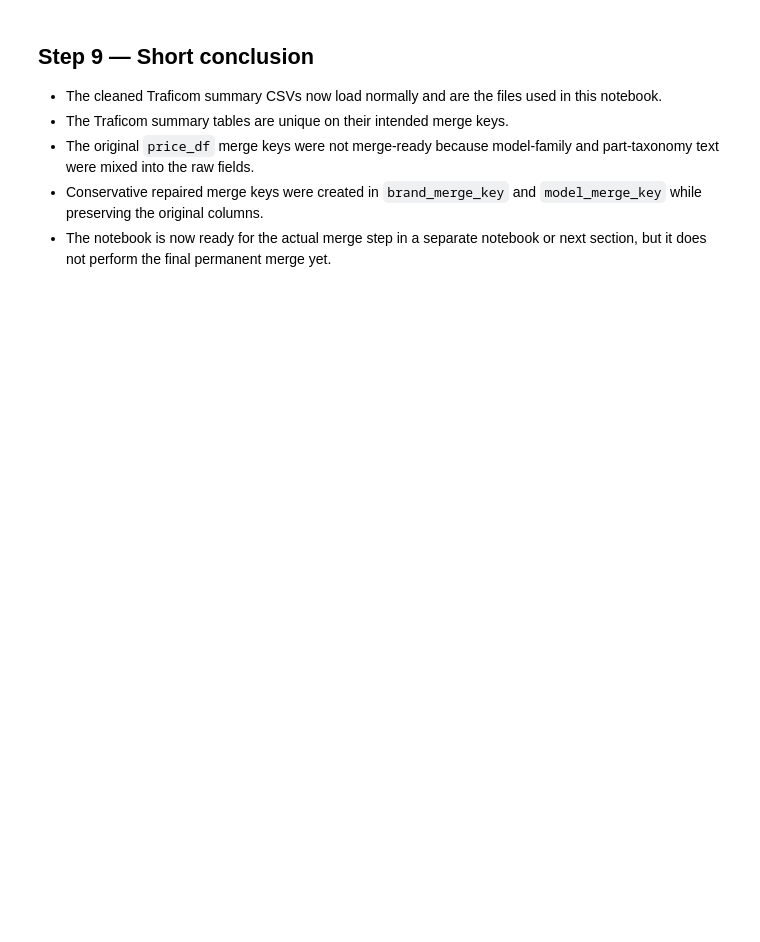
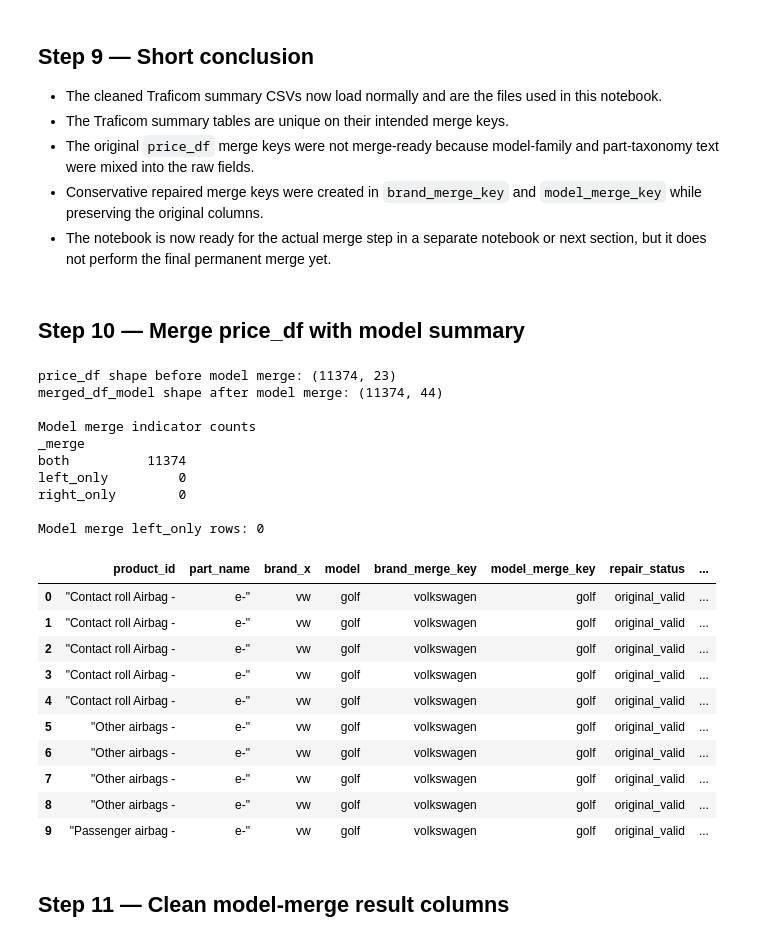
Before and after one commit to Riteshbhandarii/DPPM, a Jupyter notebook: notebooks/Analysis/03_traficom_summary_and_merge_prep.ipynb, the cells around one changed output. Drawn from its saved outputs; the diff is of its cells as text; code cells hidden in the pictures; blank space fills up the shorter version.

```diff
--- a/notebooks/Analysis/03_traficom_summary_and_merge_prep.ipynb
+++ b/notebooks/Analysis/03_traficom_summary_and_merge_prep.ipynb
@@ -255,3 +338,77 @@ print(test_merge_result_df["_merge"].value_counts(dropna=False).to_string())
 - The original `price_df` merge keys were not merge-ready because model-family and part-taxonomy text were mixed into the raw fields.
 - Conservative repaired merge keys were created in `brand_merge_key` and `model_merge_key` while preserving the original columns.
 - The notebook is now ready for the actual merge step in a separate notebook or next section, but it does not perform the final permanent merge yet.
+# %% [markdown]
+## Step 10 — Merge price_df with model summary
+# %%
+merged_df_model = price_df.merge(
+    model_summary_df,
+    how="left",
+    left_on=["brand_merge_key", "model_merge_key"],
+    right_on=["brand", "model_family_clean"],
+    validate="many_to_one",
+    indicator=True,
+)
+
+print(f"price_df shape before model merge: {price_df.shape}")
+print(f"merged_df_model shape after model merge: {merged_df_model.shape}")
+print("\nModel merge indicator counts")
+print(merged_df_model["_merge"].value_counts(dropna=False).to_string())
+
+model_merge_brand_column = "brand_x" if "brand_x" in merged_df_model.columns else "brand"
+
+model_left_only_count = int(merged_df_model["_merge"].eq("left_only").sum())
+print(f"\nModel merge left_only rows: {model_left_only_count}")
+if model_left_only_count > 0:
+    display(
+        merged_df_model.loc[
+            merged_df_model["_merge"].eq("left_only"),
+            [col for col in ["product_id", model_merge_brand_column, "model", "brand_merge_key", "model_merge_key", "repair_status"] if col in merged_df_model.columns],
+        ].head(20)
+    )
+    raise ValueError("Unexpected left_only rows found in the model merge. Review the repaired merge keys before proceeding.")
+
+display(
+    merged_df_model[
+        [
+            col
+            for col in [
+                "product_id",
+                "part_name",
+                model_merge_brand_column,
+                "model",
+                "brand_merge_key",
+                "model_merge_key",
+                "repair_status",
+                "model_total_registered",
+                "model_share_within_brand",
+                "model_share_of_market",
+            ]
+            if col in merged_df_model.columns
+        ]
+    ].head(10)
+)
+# %% [output]
+price_df shape before model merge: (11374, 23)
+merged_df_model shape after model merge: (11374, 44)
+
+Model merge indicator counts
+_merge
+both          11374
+left_only         0
+right_only        0
+
+Model merge left_only rows: 0
+|  | product_id | part_name | brand_x | model | brand_merge_key | model_merge_key | repair_status | ... |
+| 0 | "Contact roll Airbag - | e-" | vw | golf | volkswagen | golf | original_valid | ... |
+| 1 | "Contact roll Airbag - | e-" | vw | golf | volkswagen | golf | original_valid | ... |
+| 2 | "Contact roll Airbag - | e-" | vw | golf | volkswagen | golf | original_valid | ... |
+| 3 | "Contact roll Airbag - | e-" | vw | golf | volkswagen | golf | original_valid | ... |
+| 4 | "Contact roll Airbag - | e-" | vw | golf | volkswagen | golf | original_valid | ... |
+| 5 | "Other airbags - | e-" | vw | golf | volkswagen | golf | original_valid | ... |
+| 6 | "Other airbags - | e-" | vw | golf | volkswagen | golf | original_valid | ... |
+| 7 | "Other airbags - | e-" | vw | golf | volkswagen | golf | original_valid | ... |
+| 8 | "Other airbags - | e-" | vw | golf | volkswagen | golf | original_valid | ... |
+| 9 | "Passenger airbag - | e-" | vw | golf | volkswagen | golf | original_valid | ... |
+# %% [markdown]
+## Step 11 — Clean model-merge result columns
```
Also changed, not shown: parts of 17 cells of this notebook, 3 other files.
